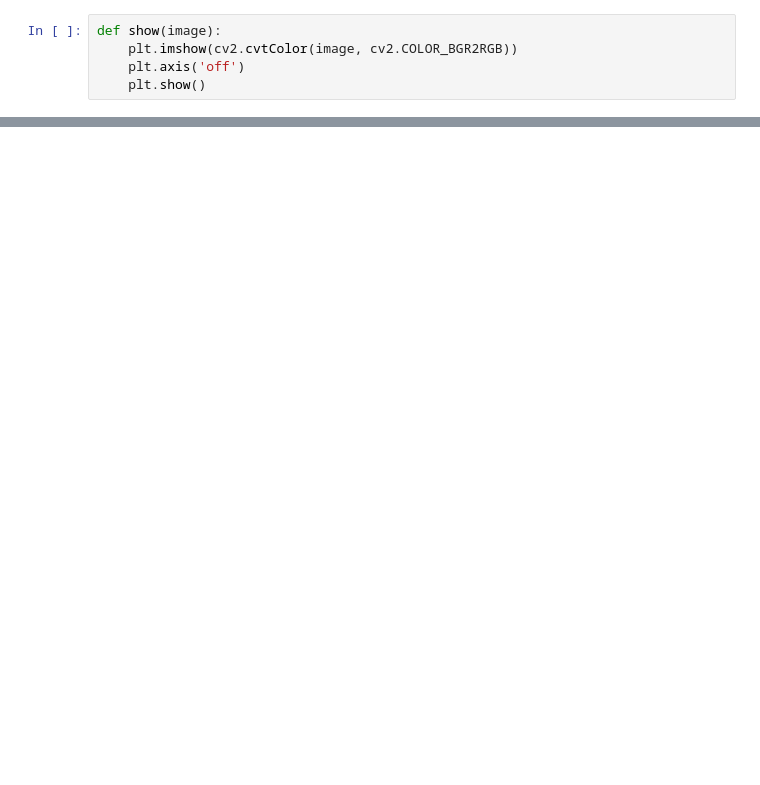
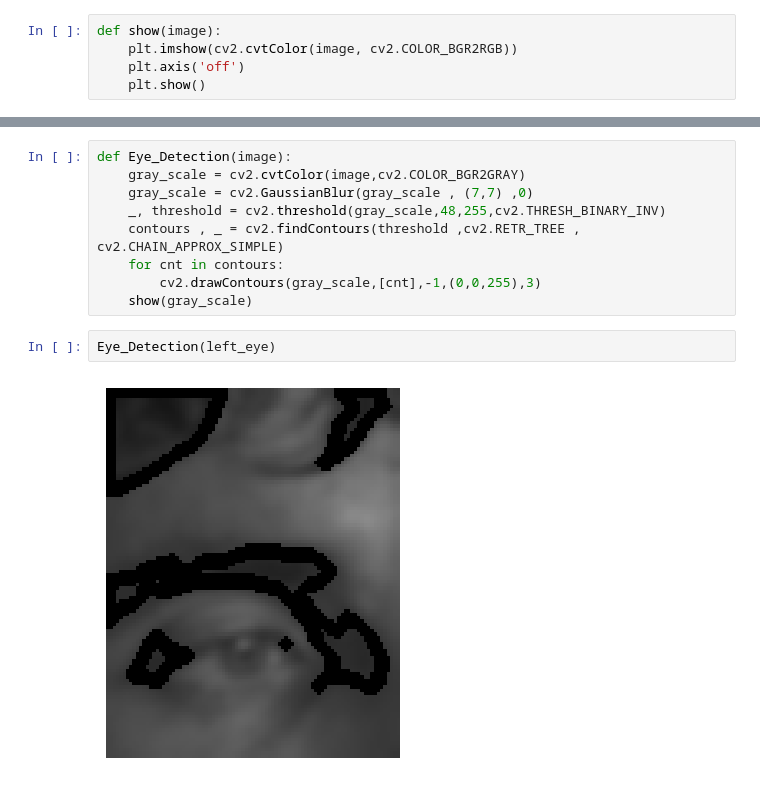
Before and after one commit to Piyush-K108/Face-Observation-OpenVIno, a Jupyter notebook: Face Detection.ipynb, the cells around one changed output, grey strips where cells are left out. Saved outputs shown, nothing was run; the diff lists cells and outputs as text; blank space fills up the shorter version.

```diff
--- a/Face Detection.ipynb
+++ b/Face Detection.ipynb
@@ -93,3 +99,16 @@ def show_points(image,boxes,Number_Of_Faces):
 
     show(image)
     return mark
+# %%
+def Eye_Detection(image):
+    gray_scale = cv2.cvtColor(image,cv2.COLOR_BGR2GRAY)
+    gray_scale = cv2.GaussianBlur(gray_scale , (7,7) ,0)
+    _, threshold = cv2.threshold(gray_scale,48,255,cv2.THRESH_BINARY_INV)
+    contours , _ = cv2.findContours(threshold ,cv2.RETR_TREE , cv2.CHAIN_APPROX_SIMPLE)
+    for cnt in contours:
+        cv2.drawContours(gray_scale,[cnt],-1,(0,0,255),3)
+    show(gray_scale)
+# %%
+Eye_Detection(left_eye)
+# %% [output]
+[figure, added]
```
Also changed, not shown: parts of 16 cells of this notebook, 20 other files.
